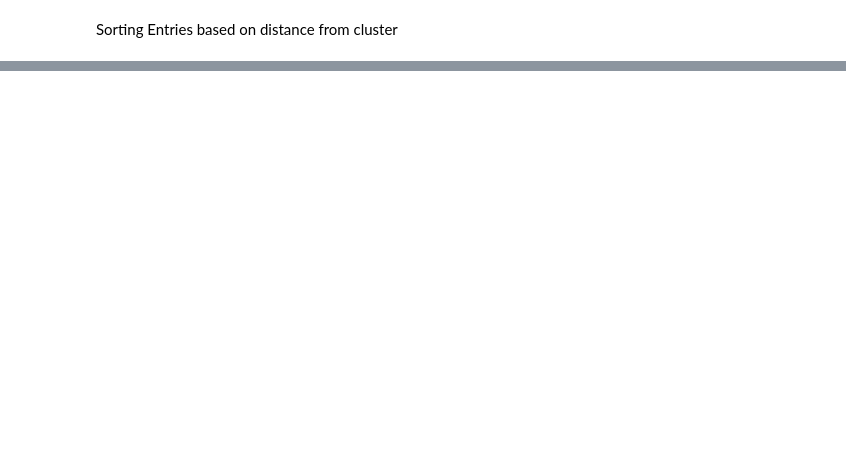
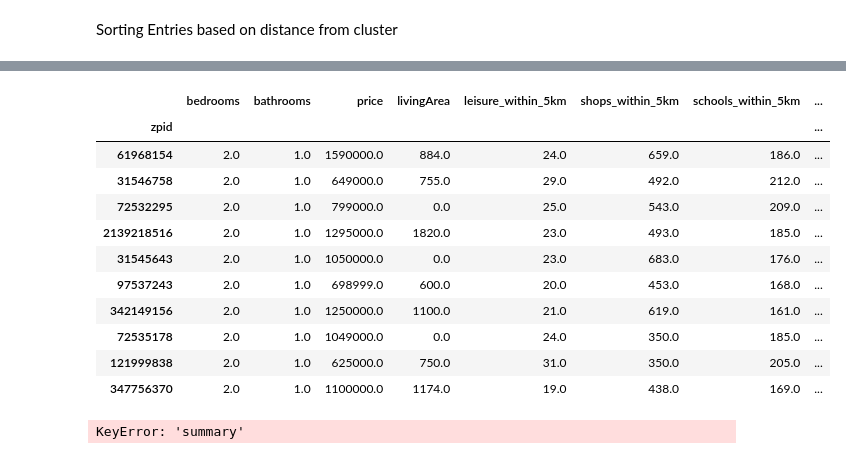
Before and after one commit to RecSys-The-Hood/Final-Project, a Jupyter notebook: Kmeans_Distance_Ranking.ipynb, the cells around one changed output, grey strips where cells are left out. Saved outputs shown, nothing was run; the diff lists cells and outputs as text; code cells hidden in the pictures; blank space fills up the shorter version.

```diff
--- a/Kmeans_Distance_Ranking.ipynb
+++ b/Kmeans_Distance_Ranking.ipynb
@@ -368,0 +362,29 @@ df_sorted
+# %%
+top_10_recommendations = df_sorted.head(10)
+top_10_recommendations
+# %% [output]
+|  | bedrooms | bathrooms | price | livingArea | leisure_within_5km | shops_within_5km | schools_within_5km | ... |
+| zpid |  |  |  |  |  |  |  | ... |
+| 61968154 | 2.0 | 1.0 | 1590000.0 | 884.0 | 24.0 | 659.0 | 186.0 | ... |
+| 31546758 | 2.0 | 1.0 | 649000.0 | 755.0 | 29.0 | 492.0 | 212.0 | ... |
+| 72532295 | 2.0 | 1.0 | 799000.0 | 0.0 | 25.0 | 543.0 | 209.0 | ... |
+| 2139218516 | 2.0 | 1.0 | 1295000.0 | 1820.0 | 23.0 | 493.0 | 185.0 | ... |
+| 31545643 | 2.0 | 1.0 | 1050000.0 | 0.0 | 23.0 | 683.0 | 176.0 | ... |
+| 97537243 | 2.0 | 1.0 | 698999.0 | 600.0 | 20.0 | 453.0 | 168.0 | ... |
+| 342149156 | 2.0 | 1.0 | 1250000.0 | 1100.0 | 21.0 | 619.0 | 161.0 | ... |
+| 72535178 | 2.0 | 1.0 | 1049000.0 | 0.0 | 24.0 | 350.0 | 185.0 | ... |
+| 121999838 | 2.0 | 1.0 | 625000.0 | 750.0 | 31.0 | 350.0 | 205.0 | ... |
+| 347756370 | 2.0 | 1.0 | 1100000.0 | 1174.0 | 19.0 | 438.0 | 169.0 | ... |
+# %%
+bleu_scorer = BLEU()
+
+column = 'summary' ## Change the column name as needed,, make it 'summary' for the best model
+
+bleu_scores = [bleu_scorer.sentence_score(
+    hypothesis=description,
+    references=[reference],
+).score for reference in top_10_recommendations[column].tolist()]
+
+bleu_scores
+# %% [output]
+KeyError: 'summary'
```
Also changed, not shown: parts of 20 cells of this notebook, 1 other file.
